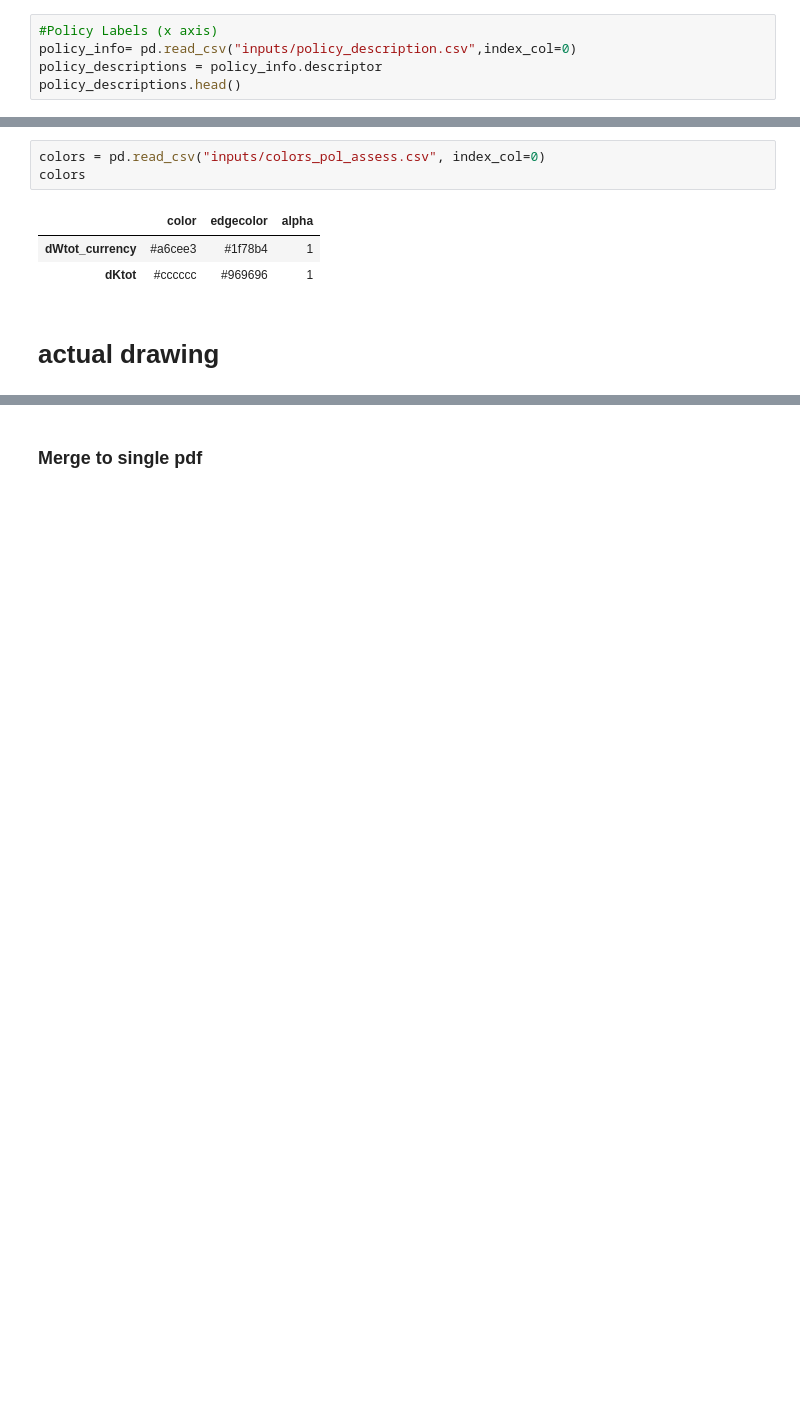
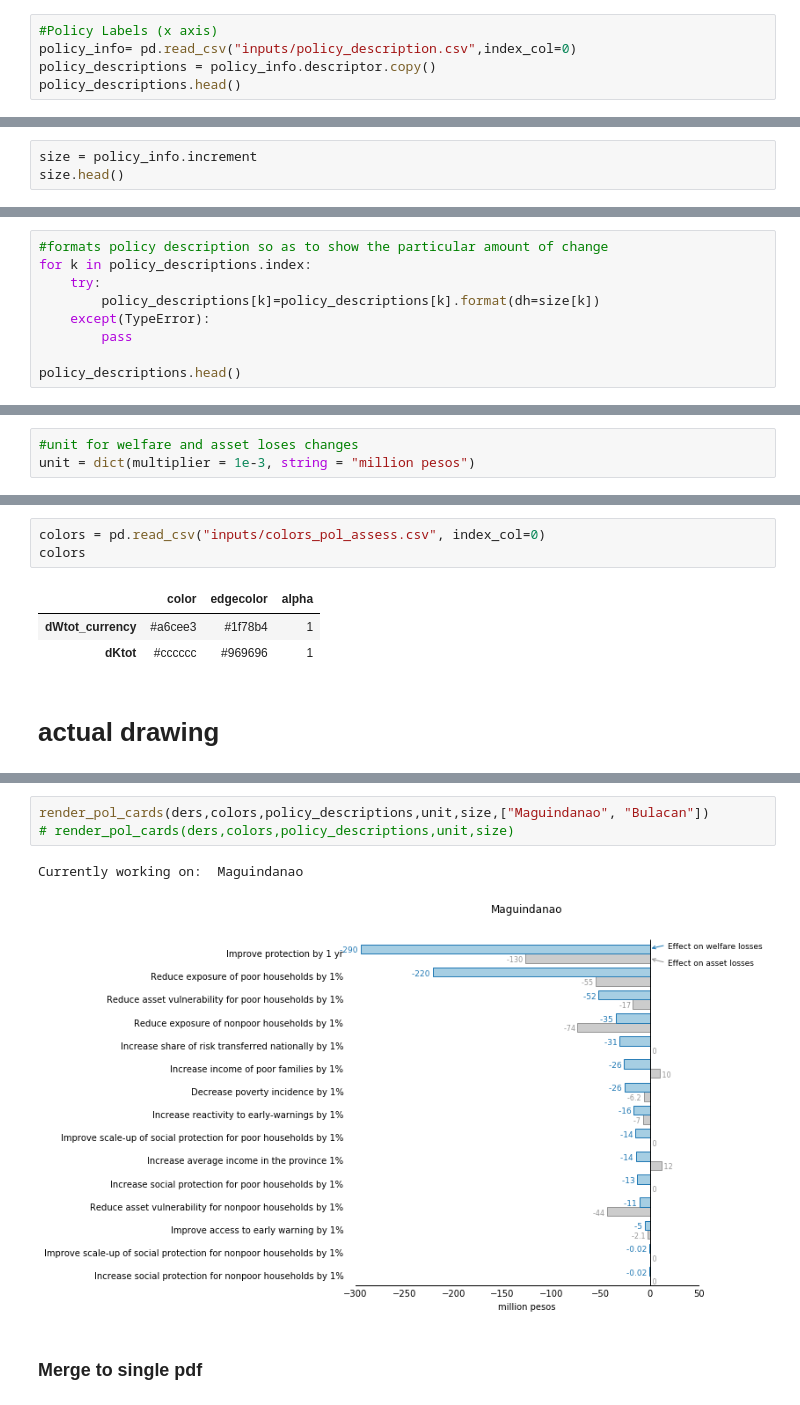
Before and after one commit to adrivsh/resilience_indicator_phl, a Jupyter notebook: render_policy_assessment.ipynb, the cells around one changed output, grey strips where cells are left out. Drawn from its saved outputs; the diff is of its cells as text; blank space fills up the shorter version.

```diff
--- a/render_policy_assessment.ipynb
+++ b/render_policy_assessment.ipynb
@@ -38,7 +39,7 @@ ders.head()
 # %%
 #Policy Labels (x axis)
 policy_info= pd.read_csv("inputs/policy_description.csv",index_col=0)
-policy_descriptions = policy_info.descriptor
+policy_descriptions = policy_info.descriptor.copy()
 policy_descriptions.head()
 # %% [output]
 key
@@ -50 +51,4 @@ bashs         Births attended by skilled health staff
 Name: descriptor, dtype: object
+# %%
+size = policy_info.increment
+size.head()
@@ -50,0 +63,9 @@ Name: descriptor, dtype: object
+# %%
+#formats policy description so as to show the particular amount of change
+for k in policy_descriptions.index:
+    try:
+        policy_descriptions[k]=policy_descriptions[k].format(dh=size[k])
+    except(TypeError):
+        pass
+
+policy_descriptions.head()
@@ -50,0 +80,3 @@ Name: descriptor, dtype: object
+# %%
+#unit for welfare and asset loses changes
+unit = dict(multiplier = 1e-3, string = "million pesos")
@@ -77,3 +102,9 @@ Currently working on:  Zamboanga Del Sur
+# %%
+render_pol_cards(ders,colors,policy_descriptions,unit,size,["Maguindanao", "Bulacan"])
+# render_pol_cards(ders,colors,policy_descriptions,unit,size)
+# %% [output]
+Currently working on:  Maguindanao
+[figure, added]
 # %% [markdown]
 ### Merge to single pdf
 # %%
```
Also changed, not shown: parts of 9 cells of this notebook, 9 other files.
